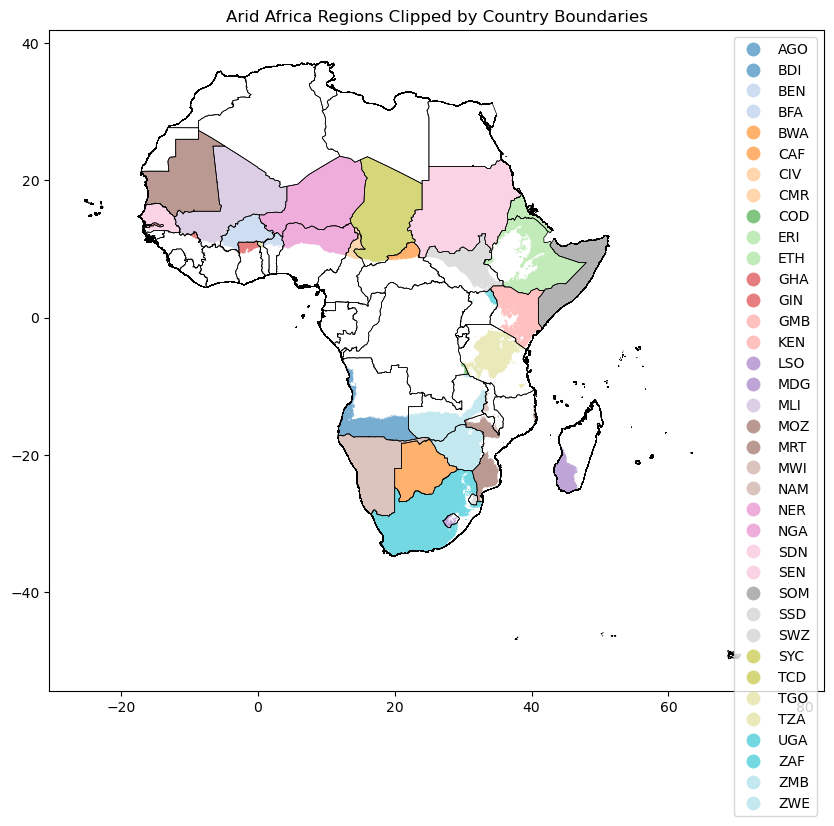
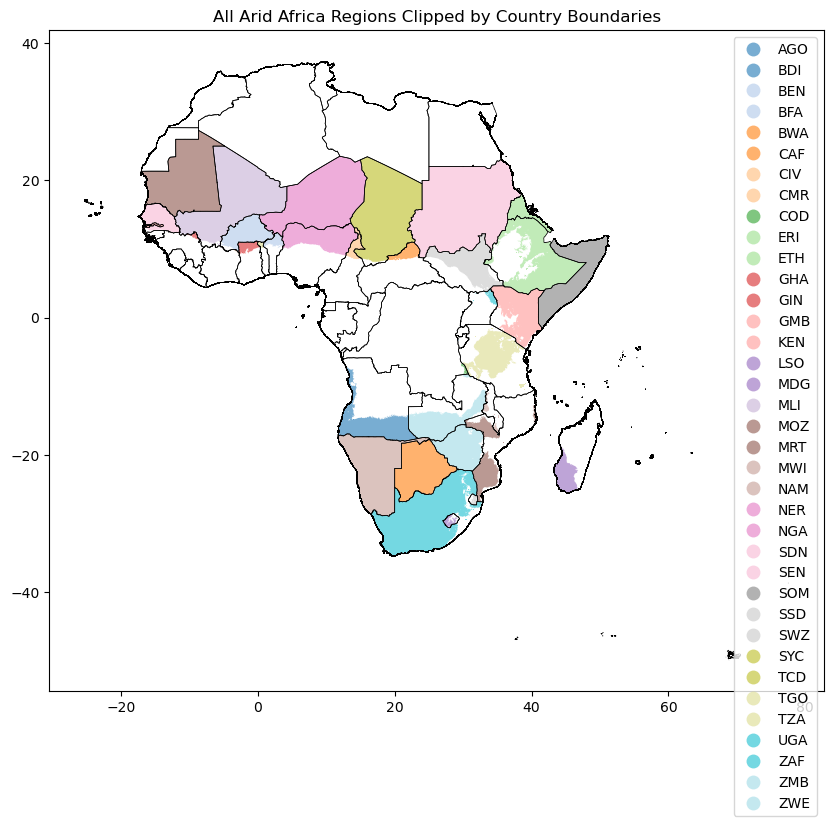
The notebook cell's code change between the first figure and the second:
--- before
+++ after
@@ -10,5 +10,5 @@
 
 # Save the SSA arid regions shapefile
-ssa_output_path = resolve_path(config['SSA_Arid_by_Country_shp_path'])
+ssa_output_path = resolve_path(config['SSA_All_by_Country_shp_path'])
 ssa_arid_clipped_by_country.to_file(ssa_output_path)
 
@@ -17,4 +17,27 @@
 africa_boundaries.boundary.plot(ax=ax, color='black', linewidth=0.5)
 ssa_arid_clipped_by_country.plot(ax=ax, column='ISO', cmap='tab20', legend=True, alpha=0.6)
-plt.title('Arid Africa Regions Clipped by Country Boundaries')
+plt.title('All Arid Africa Regions Clipped by Country Boundaries')
 plt.show()
+
+aridity_layers = ['Hyper_Arid', 'Arid', 'Semi_Arid', 'All']
+
+for layer in aridity_layers[0:3]:
+    # Load arid regions for the layer
+    arid_africa = load_and_reproject(config[f'Africa_{layer}_shp_path'], target_crs="EPSG:4326")
+    
+    # Clip arid regions by country boundaries
+    arid_clipped_by_country = gpd.overlay(arid_africa, africa_boundaries, how='intersection')
+    
+    # Filter to Sub-Saharan Africa
+    ssa_arid_clipped_by_country = arid_clipped_by_country[arid_clipped_by_country['ISO'].isin(ssa_iso)]
+    
+    # Save the SSA arid regions shapefile for this layer
+    ssa_output_path = resolve_path(config[f'SSA_{layer}_by_Country_shp_path'])
+    ssa_arid_clipped_by_country.to_file(ssa_output_path)
+
+    # Plot the SSA arid regions for this layer
+    fig, ax = plt.subplots(figsize=(10, 10))
+    africa_boundaries.boundary.plot(ax=ax, color='black', linewidth=0.5)
+    ssa_arid_clipped_by_country.plot(ax=ax, column='ISO', cmap='tab20', legend=True, alpha=0.6)
+    plt.title(f'SSA {layer} Regions Clipped by Country Boundaries')
+    plt.show()

Commit: Reorganize